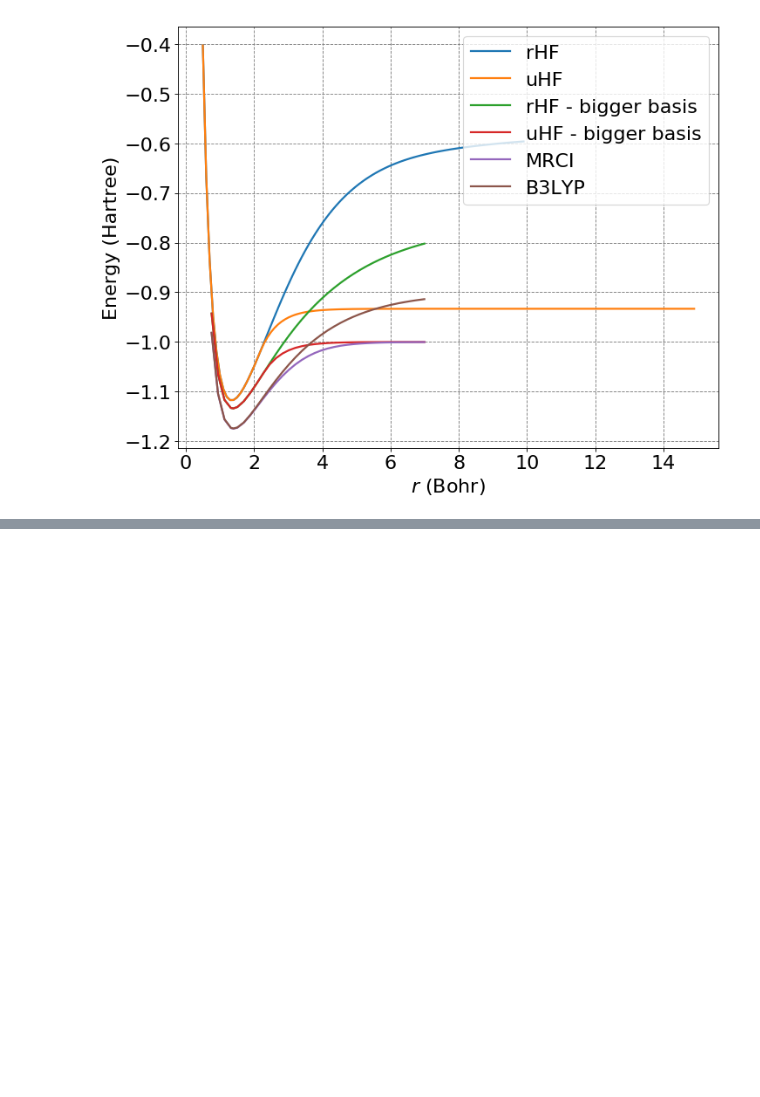
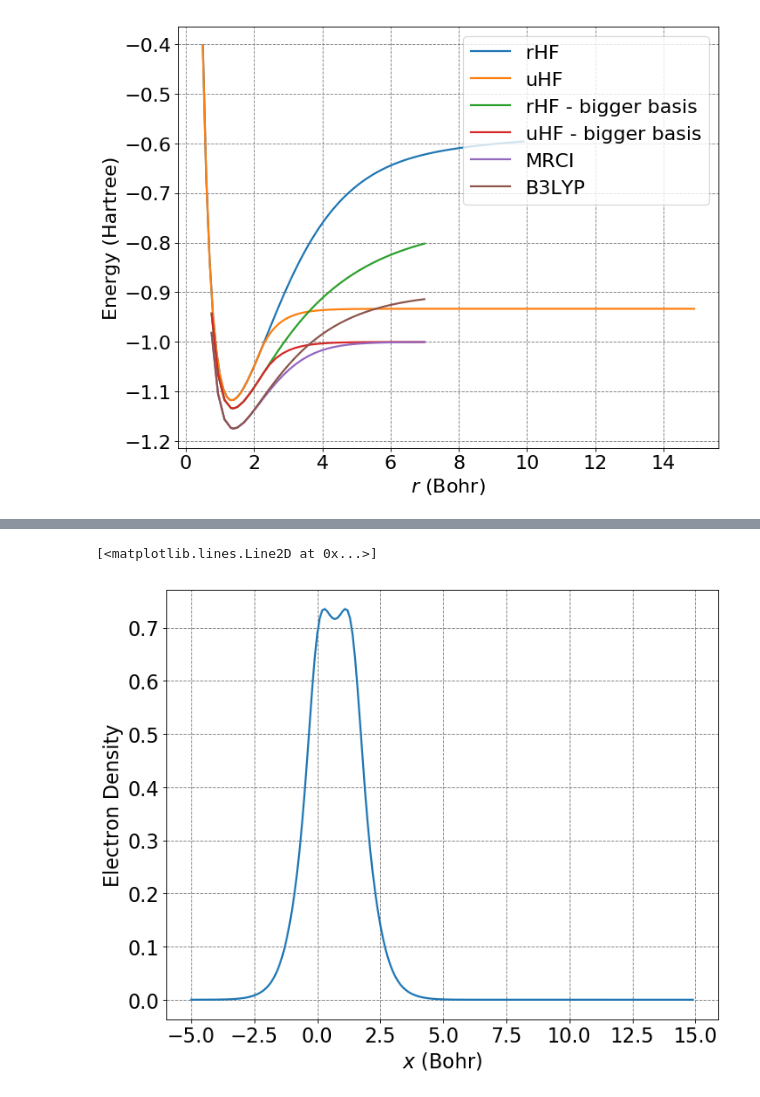
Before and after one commit to mccullaghlab/CHEM571B_2019, a Jupyter notebook: notes/HF_H2_scan.ipynb, the cells around one changed output, grey strips where cells are left out. Cells and saved outputs as stored; diff of their text form; code cells hidden in the pictures; blank space fills up the shorter version.

```diff
--- a/notes/HF_H2_scan.ipynb
+++ b/notes/HF_H2_scan.ipynb
@@ -87,0 +88,19 @@ ax.plot(x,density,lw=2)
+# %%
+basis_set[1].R[0] = 1.4
+atoms[1].pos[0] = 1.4
+S, Sinv = hf.overlap(basis_set)
+C = hf.optimal_C(S)
+T = hf.kinetic(basis_set)
+V = hf.core_potential(basis_set,atoms)
+Hcore = V + T
+twoE = hf.compute_twoE(basis_set)
+P = hf.constructDensityMat(C)
+G = hf.compute_G(P,twoE)
+F = Hcore + G
+energy[i] = hf.total_energy(F,Sinv,Hcore,P,atoms)
+density = hf.compute_electron_density(basis_set,P,x)
+ax = plt.define_figure(xlabel="$x$ (Bohr)",ylabel="Electron Density")
+ax.plot(x,density,lw=2)
+# %% [output]
+[<matplotlib.lines.Line2D at 0x...>]
+[figure, added]
```
Also changed, not shown: parts of 2 cells of this notebook, 13 other files.
